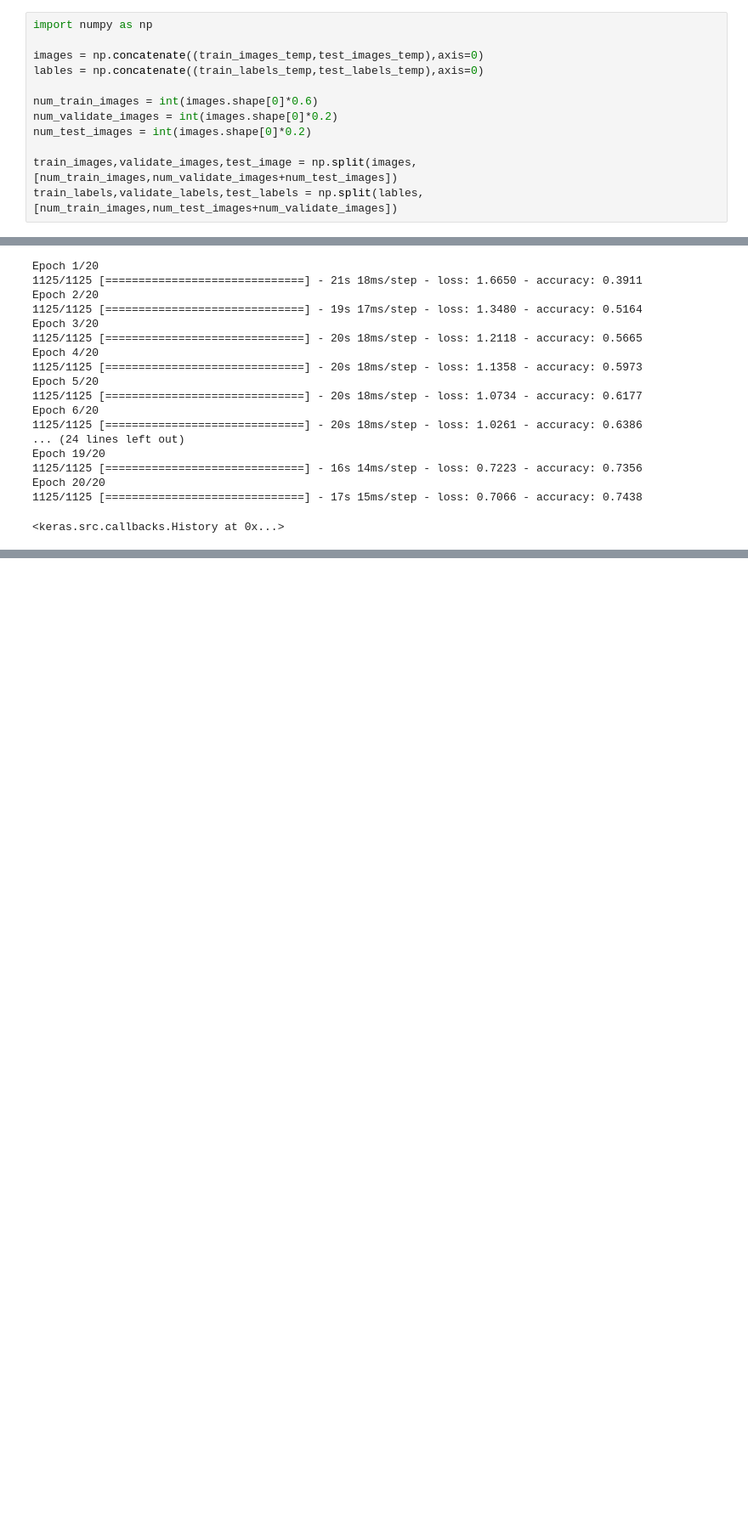
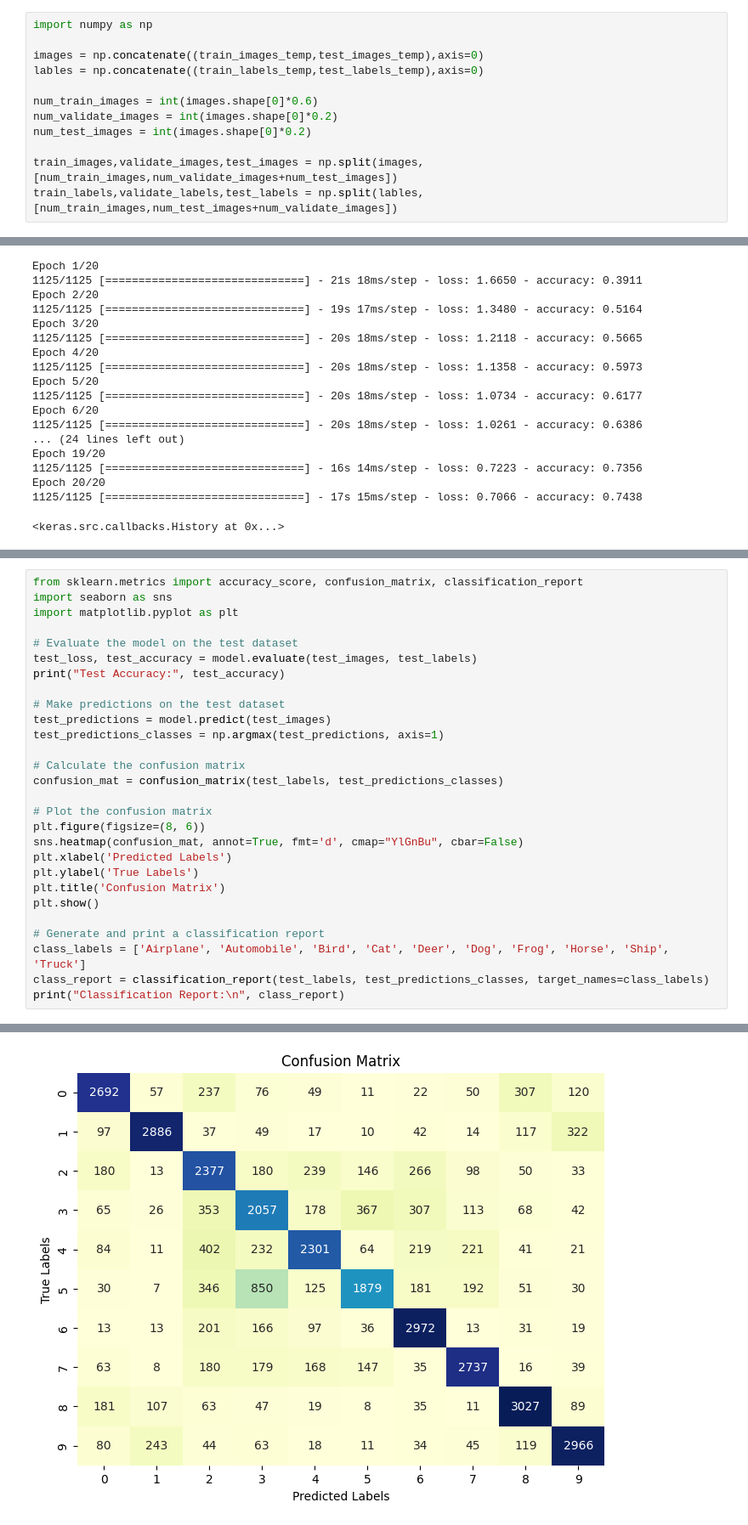
Before and after one commit to ShalikaNuwan/Image-classification-model, a Jupyter notebook: project.ipynb, the cells around one changed output, grey strips where cells are left out. Shown: that part at 85% size. Drawn from its saved outputs; the diff is of its cells as text; blank space fills up the shorter version.

Commit message:
evaluate the model

```diff
--- a/project.ipynb
+++ b/project.ipynb
@@ -32,7 +32,7 @@ num_train_images = int(images.shape[0]*0.6)
 num_validate_images = int(images.shape[0]*0.2)
 num_test_images = int(images.shape[0]*0.2)
 
-train_images,validate_images,test_image = np.split(images,[num_train_images,num_validate_images+num_test_images])
+train_images,validate_images,test_images = np.split(images,[num_train_images,num_validate_images+num_test_images])
 train_labels,validate_labels,test_labels = np.split(lables,[num_train_images,num_test_images+num_validate_images])
 # %% [markdown]
 Build the model
@@ -85,0 +106,29 @@ Epoch 20/20
+# %%
+from sklearn.metrics import accuracy_score, confusion_matrix, classification_report
+import seaborn as sns
+import matplotlib.pyplot as plt
+
+# Evaluate the model on the test dataset
+test_loss, test_accuracy = model.evaluate(test_images, test_labels)
+print("Test Accuracy:", test_accuracy)
+
+# Make predictions on the test dataset
+test_predictions = model.predict(test_images)
+test_predictions_classes = np.argmax(test_predictions, axis=1)
+
+# Calculate the confusion matrix
+confusion_mat = confusion_matrix(test_labels, test_predictions_classes)
+
+# Plot the confusion matrix
+plt.figure(figsize=(8, 6))
+sns.heatmap(confusion_mat, annot=True, fmt='d', cmap="YlGnBu", cbar=False)
+plt.xlabel('Predicted Labels')
+plt.ylabel('True Labels')
+plt.title('Confusion Matrix')
+plt.show()
+
+# Generate and print a classification report
+class_labels = ['Airplane', 'Automobile', 'Bird', 'Cat', 'Deer', 'Dog', 'Frog', 'Horse', 'Ship', 'Truck']
+class_report = classification_report(test_labels, test_predictions_classes, target_names=class_labels)
+print("Classification Report:\n", class_report)
+# %% [output]
@@ -85,0 +138 @@ Epoch 20/20
+[figure, added]
```
Also changed, not shown: parts of 4 cells of this notebook, 1 other file.
